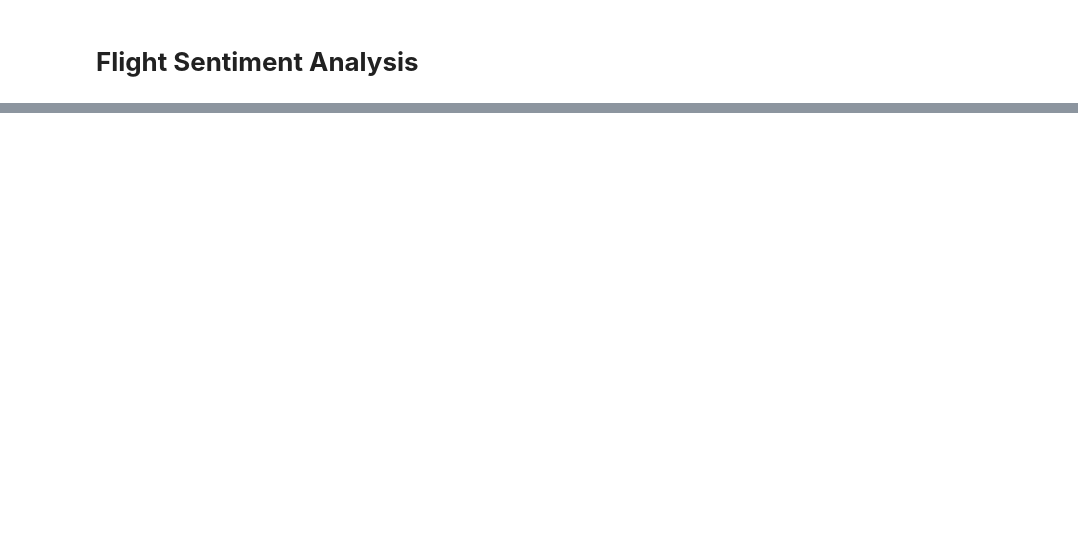
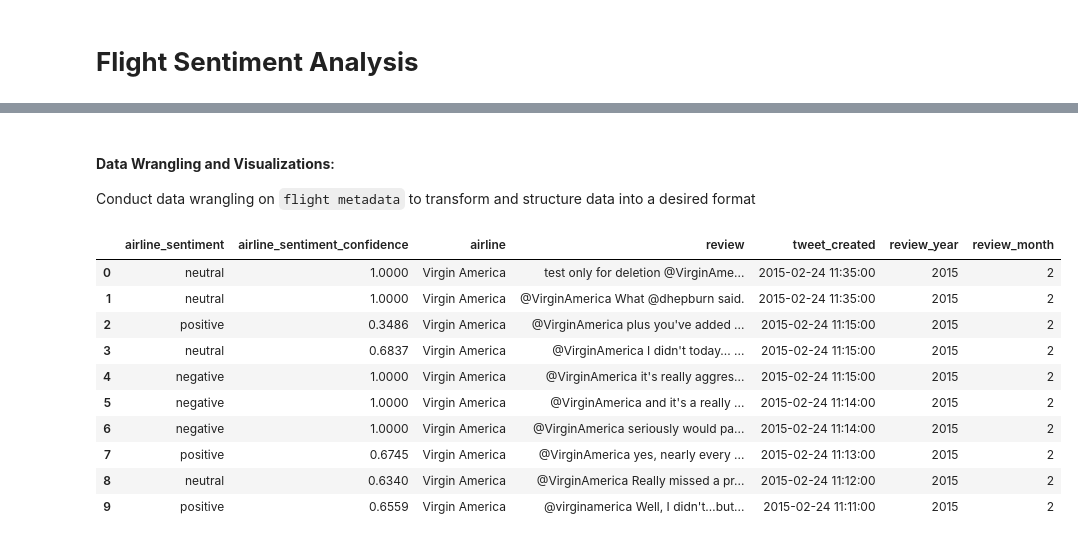
Before and after one commit to abccastro/ChatBot-Online-Flight-Booking, a Jupyter notebook: Flight Sentiment Analysis.ipynb, the cells around one changed output, grey strips where cells are left out. Drawn from its saved outputs; the diff is of its cells as text; code cells hidden in the pictures; blank space fills up the shorter version.

```diff
--- a/Flight Sentiment Analysis.ipynb
+++ b/Flight Sentiment Analysis.ipynb
@@ -278,0 +120,6 @@ flight_metadata_df[['customer_review']]
+# %%
+# Drop columns that are not relevant
+del_columns = ['tweet_id', 'negativereason', 'negativereason_confidence', 'airline_sentiment_gold','name','negativereason_gold', 'retweet_count', 'tweet_coord', 'tweet_location','user_timezone']
+flight_df = flight_df.drop(del_columns, axis=1)
+
+flight_df.head(5)
@@ -278,0 +170,8 @@ flight_metadata_df[['customer_review']]
+# %%
+# Drop rows with missing values in the specified columns and compare the number of rows before and after dropping
+
+print(f"Record count before removing flight data with missing values => {flight_df.shape[0]}")
+
+# Drop rows with missing values in the specified columns
+flight_df.dropna(subset=['airline_sentiment', 'review', 'tweet_created'], inplace=True)
+print(f"Record count after removing  flight data with missing values => {flight_df.shape[0]}")
@@ -278,0 +210,25 @@ flight_metadata_df[['customer_review']]
+# %% [markdown]
+#### __Data Wrangling and Visualizations__:
+
+Conduct data wrangling on `flight metadata` to transform and structure data into a desired format
+# %%
+# Convert 'tweet_created' to datetime
+flight_df['tweet_created'] = pd.to_datetime(flight_df['tweet_created'])
+
+# Extract year, month, and day into separate columns
+flight_df['review_year'] = flight_df['tweet_created'].dt.year
+flight_df['review_month'] = flight_df['tweet_created'].dt.month
+
+flight_df.head(10)
+# %% [output]
+|  | airline_sentiment | airline_sentiment_confidence | airline | review | tweet_created | review_year | review_month |
+| 0 | neutral | 1.0000 | Virgin America | test only for deletion @VirginAme... | 2015-02-24 11:35:00 | 2015 | 2 |
+| 1 | neutral | 1.0000 | Virgin America | @VirginAmerica What @dhepburn said. | 2015-02-24 11:35:00 | 2015 | 2 |
+| 2 | positive | 0.3486 | Virgin America | @VirginAmerica plus you've added ... | 2015-02-24 11:15:00 | 2015 | 2 |
+| 3 | neutral | 0.6837 | Virgin America | @VirginAmerica I didn't today... ... | 2015-02-24 11:15:00 | 2015 | 2 |
+| 4 | negative | 1.0000 | Virgin America | @VirginAmerica it's really aggres... | 2015-02-24 11:15:00 | 2015 | 2 |
+| 5 | negative | 1.0000 | Virgin America | @VirginAmerica and it's a really ... | 2015-02-24 11:14:00 | 2015 | 2 |
+| 6 | negative | 1.0000 | Virgin America | @VirginAmerica seriously would pa... | 2015-02-24 11:14:00 | 2015 | 2 |
+| 7 | positive | 0.6745 | Virgin America | @VirginAmerica yes, nearly every ... | 2015-02-24 11:13:00 | 2015 | 2 |
+| 8 | neutral | 0.6340 | Virgin America | @VirginAmerica Really missed a pr... | 2015-02-24 11:12:00 | 2015 | 2 |
+| 9 | positive | 0.6559 | Virgin America | @virginamerica Well, I didn't…but... | 2015-02-24 11:11:00 | 2015 | 2 |
```
Also changed, not shown: parts of 60 cells of this notebook, 4 other files.
